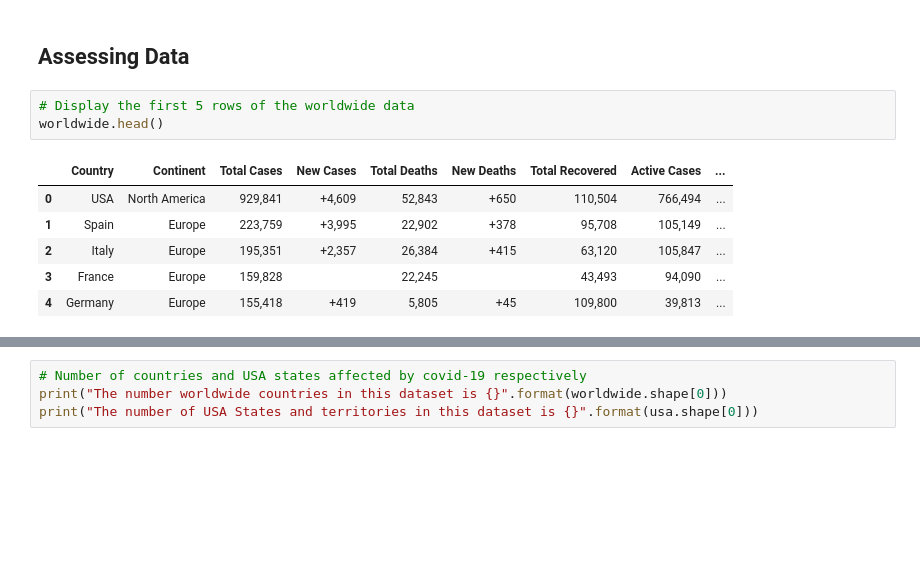
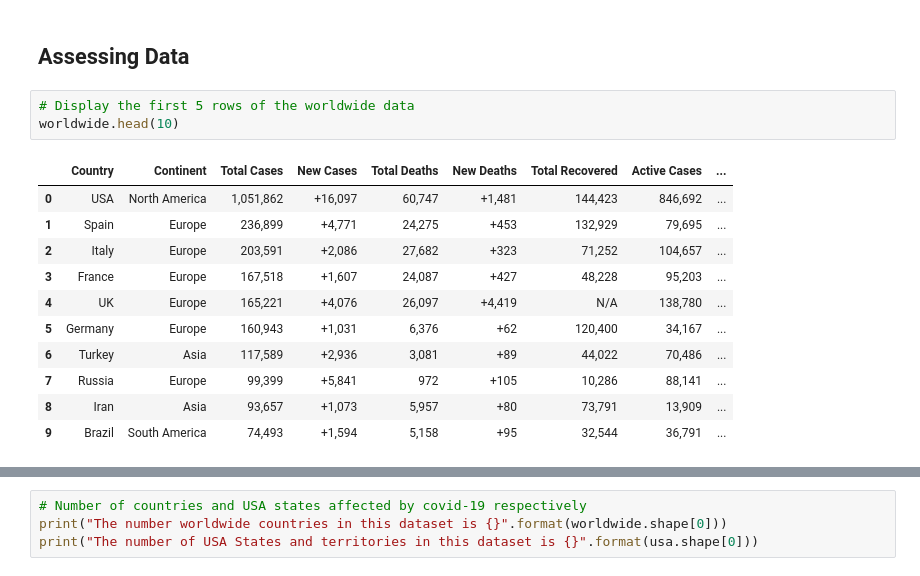
Before and after one commit to Choke3/COVID-19-Data-Analysis, a Jupyter notebook: COVID-19 Data Analysis.ipynb, the cells around one changed output, grey strips where cells are left out. Drawn from its saved outputs; the diff is of its cells as text; blank space fills up the shorter version.

```diff
--- a/COVID-19 Data Analysis.ipynb
+++ b/COVID-19 Data Analysis.ipynb
@@ -98,14 +98,19 @@ usa = pd.DataFrame({"USA State" : usa_state,
 ## Assessing Data
 # %%
 # Display the first 5 rows of the worldwide data
-worldwide.head()
+worldwide.head(10)
 # %% [output]
 |  | Country | Continent | Total Cases | New Cases | Total Deaths | New Deaths | Total Recovered | Active Cases | ... |
-| 0 | USA | North America | 929,841 | +4,609 | 52,843 | +650 | 110,504 | 766,494 | ... |
-| 1 | Spain | Europe | 223,759 | +3,995 | 22,902 | +378 | 95,708 | 105,149 | ... |
-| 2 | Italy | Europe | 195,351 | +2,357 | 26,384 | +415 | 63,120 | 105,847 | ... |
-| 3 | France | Europe | 159,828 |  | 22,245 |  | 43,493 | 94,090 | ... |
-| 4 | Germany | Europe | 155,418 | +419 | 5,805 | +45 | 109,800 | 39,813 | ... |
+| 0 | USA | North America | 1,051,862 | +16,097 | 60,747 | +1,481 | 144,423 | 846,692 | ... |
+| 1 | Spain | Europe | 236,899 | +4,771 | 24,275 | +453 | 132,929 | 79,695 | ... |
+| 2 | Italy | Europe | 203,591 | +2,086 | 27,682 | +323 | 71,252 | 104,657 | ... |
+| 3 | France | Europe | 167,518 | +1,607 | 24,087 | +427 | 48,228 | 95,203 | ... |
+| 4 | UK | Europe | 165,221 | +4,076 | 26,097 | +4,419 | N/A | 138,780 | ... |
+| 5 | Germany | Europe | 160,943 | +1,031 | 6,376 | +62 | 120,400 | 34,167 | ... |
+| 6 | Turkey | Asia | 117,589 | +2,936 | 3,081 | +89 | 44,022 | 70,486 | ... |
+| 7 | Russia | Europe | 99,399 | +5,841 | 972 | +105 | 10,286 | 88,141 | ... |
+| 8 | Iran | Asia | 93,657 | +1,073 | 5,957 | +80 | 73,791 | 13,909 | ... |
+| 9 | Brazil | South America | 74,493 | +1,594 | 5,158 | +95 | 32,544 | 36,791 | ... |
 # %%
 
 worldwide.tail()
```
Also changed, not shown: parts of 16 cells of this notebook, 2 other files.
